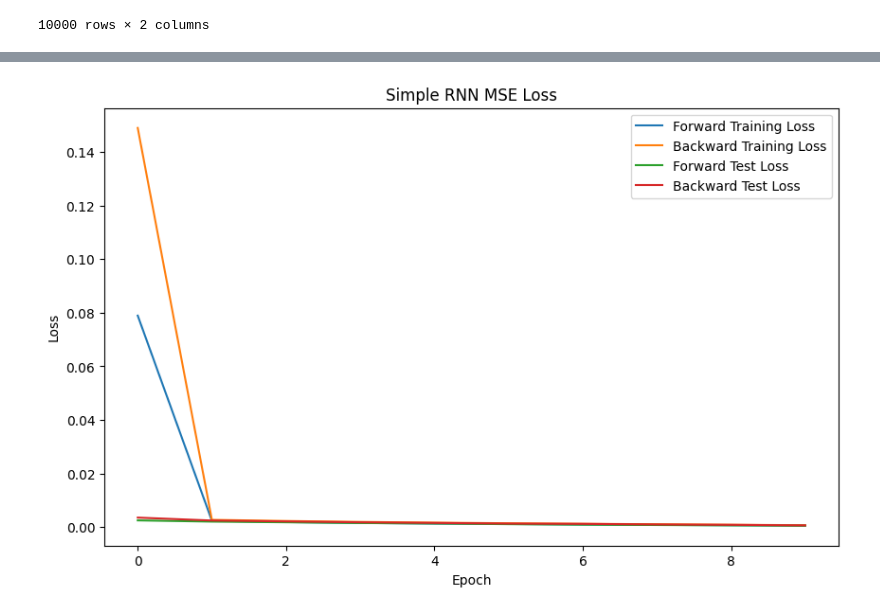
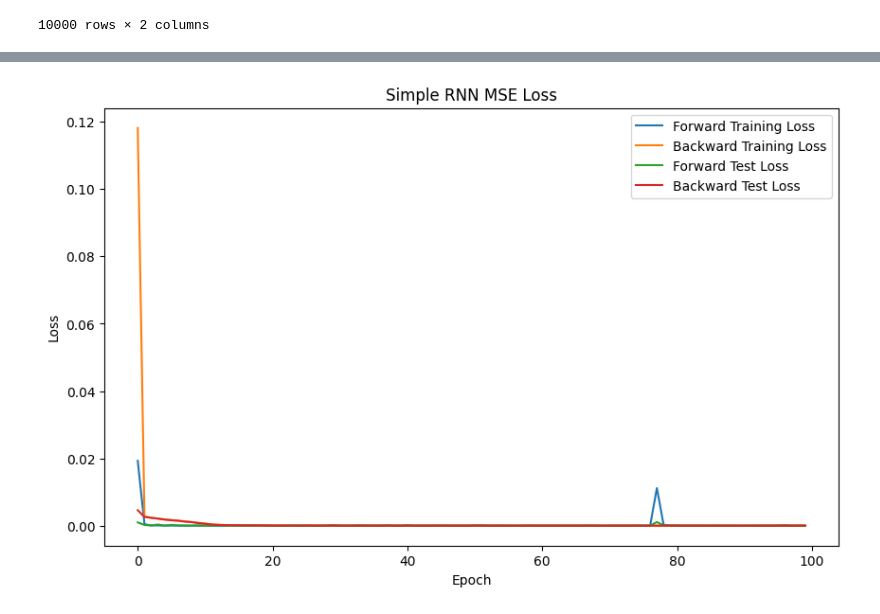
Before and after one commit to ChrisGuarino/PastPredict, a Jupyter notebook: chris/experiment_1.ipynb, the cells around one changed output, grey strips where cells are left out. Saved outputs shown, nothing was run; the diff lists cells and outputs as text; code cells hidden in the pictures.

```diff
--- a/chris/experiment_1.ipynb
+++ b/chris/experiment_1.ipynb
@@ -44,20 +44,20 @@ X_train_bkwd, X_test_bkwd = X_bkwd[:split], X_bkwd[split:]
 y_train_bkwd, y_test_bkwd = y_bkwd[:split], y_bkwd[split:]
 # %%
 from sklearn.preprocessing import StandardScaler
-# from sklearn.preprocessing import MinMaxScaler
+from sklearn.preprocessing import MinMaxScaler
 
 # Scale the data
-scaler_fwd = StandardScaler()
+scaler_fwd = MinMaxScaler()
 X_train_fwd_scaled = scaler_fwd.fit_transform(X_train_fwd)
 X_test_fwd_scaled = scaler_fwd.transform(X_test_fwd)
 
-scaler_bkwd = StandardScaler()
+scaler_bkwd = MinMaxScaler()
 X_train_bkwd_scaled = scaler_bkwd.fit_transform(X_train_bkwd)
 X_test_bkwd_scaled = scaler_bkwd.transform(X_test_bkwd)
 # %%
 # Check the mean and standard deviation of each feature
-mean_values = np.mean(X_train_fwd_scaled, axis=0)
-std_dev_values = np.std(X_train_fwd_scaled, axis=0)
+mean_values = np.mean(X_test_bkwd_scaled, axis=0)
+std_dev_values = np.std(X_test_bkwd_scaled, axis=0)
 
 # Print the mean and standard deviation for each feature
 for i, (mean, std_dev) in enumerate(zip(mean_values, std_dev_values)):
@@ -72,6 +72,6 @@ Feature 6: Mean=-9.747928237248431e-17, Std Dev=0.9999999999999999
 # %%
 # Create sequences for training data
-seq_length = 5
+seq_length = 125
 prediction_length = 1
 X_train_fwd_seq, y_train_fwd_seq = create_sequences(X_train_fwd_scaled, seq_length, prediction_length)
 X_train_bkwd_seq, y_train_bkwd_seq = create_sequences(X_train_bkwd_scaled, seq_length, prediction_length)
@@ -130,7 +110,9 @@ class SimpleRNN(nn.Module):
     def __init__(self, input_size, hidden_size, output_size):
         super(SimpleRNN, self).__init__()
         self.hidden_size = hidden_size
+        self.bn1 = nn.BatchNorm1d(hidden_size)
         self.rnn = nn.RNN(input_size, hidden_size, num_layers=1, batch_first=True)
+        self.bn2 = nn.BatchNorm1d(hidden_size)
         self.fc = nn.Linear(hidden_size, output_size)
 
     def forward(self, x):
@@ -759,11 +730,11 @@ if device == "cuda":
 else: print("Running on CPU")
 
 criterion = nn.MSELoss()
-num_epochs = 10
+num_epochs = 100
 
 # Forward Model Initialization and Training
 model_fwd = SimpleRNN(input_size=2, hidden_size=20, output_size=1).to(device)
-optimizer_fwd = optim.Adam(model_fwd.parameters(), lr=0.001)
+optimizer_fwd = optim.Adam(model_fwd.parameters(), lr=0.01)
 
 loss_values_fwd_train, loss_values_fwd_test = training_loop(
     num_epochs=num_epochs,
@@ -820 +791 @@ Epoch [10/10], Test Loss: 0.0007
-[figure, old version]
+[figure, new version]
```
Also changed, not shown: parts of 9 cells of this notebook, 1 other file.
